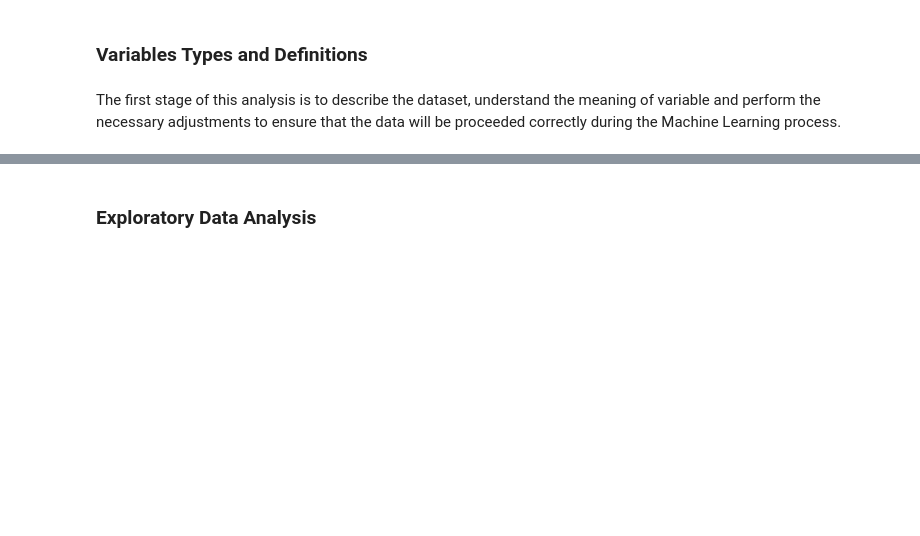
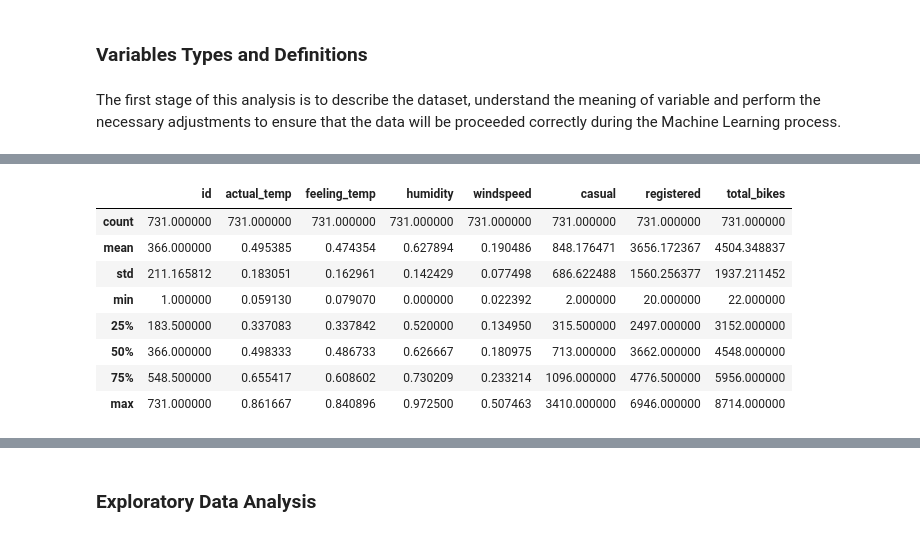
Before and after one commit to stsentemeidis/Bike_Sharing_Washington, a Jupyter notebook: MASTER.ipynb, the cells around one changed output, grey strips where cells are left out. Saved outputs shown, nothing was run; the diff lists cells and outputs as text; code cells hidden in the pictures; blank space fills up the shorter version.

```diff
--- a/MASTER.ipynb
+++ b/MASTER.ipynb
@@ -198,0 +271,12 @@ max      0.507463  3410.000000  6946.000000  8714.000000
+# %%
+days_df.describe()
+# %% [output]
+|  | id | actual_temp | feeling_temp | humidity | windspeed | casual | registered | total_bikes |
+| count | 731.000000 | 731.000000 | 731.000000 | 731.000000 | 731.000000 | 731.000000 | 731.000000 | 731.000000 |
+| mean | 366.000000 | 0.495385 | 0.474354 | 0.627894 | 0.190486 | 848.176471 | 3656.172367 | 4504.348837 |
+| std | 211.165812 | 0.183051 | 0.162961 | 0.142429 | 0.077498 | 686.622488 | 1560.256377 | 1937.211452 |
+| min | 1.000000 | 0.059130 | 0.079070 | 0.000000 | 0.022392 | 2.000000 | 20.000000 | 22.000000 |
+| 25% | 183.500000 | 0.337083 | 0.337842 | 0.520000 | 0.134950 | 315.500000 | 2497.000000 | 3152.000000 |
+| 50% | 366.000000 | 0.498333 | 0.486733 | 0.626667 | 0.180975 | 713.000000 | 3662.000000 | 4548.000000 |
+| 75% | 548.500000 | 0.655417 | 0.608602 | 0.730209 | 0.233214 | 1096.000000 | 4776.500000 | 5956.000000 |
+| max | 731.000000 | 0.861667 | 0.840896 | 0.972500 | 0.507463 | 3410.000000 | 6946.000000 | 8714.000000 |
```
Also changed, not shown: parts of 35 cells of this notebook.
